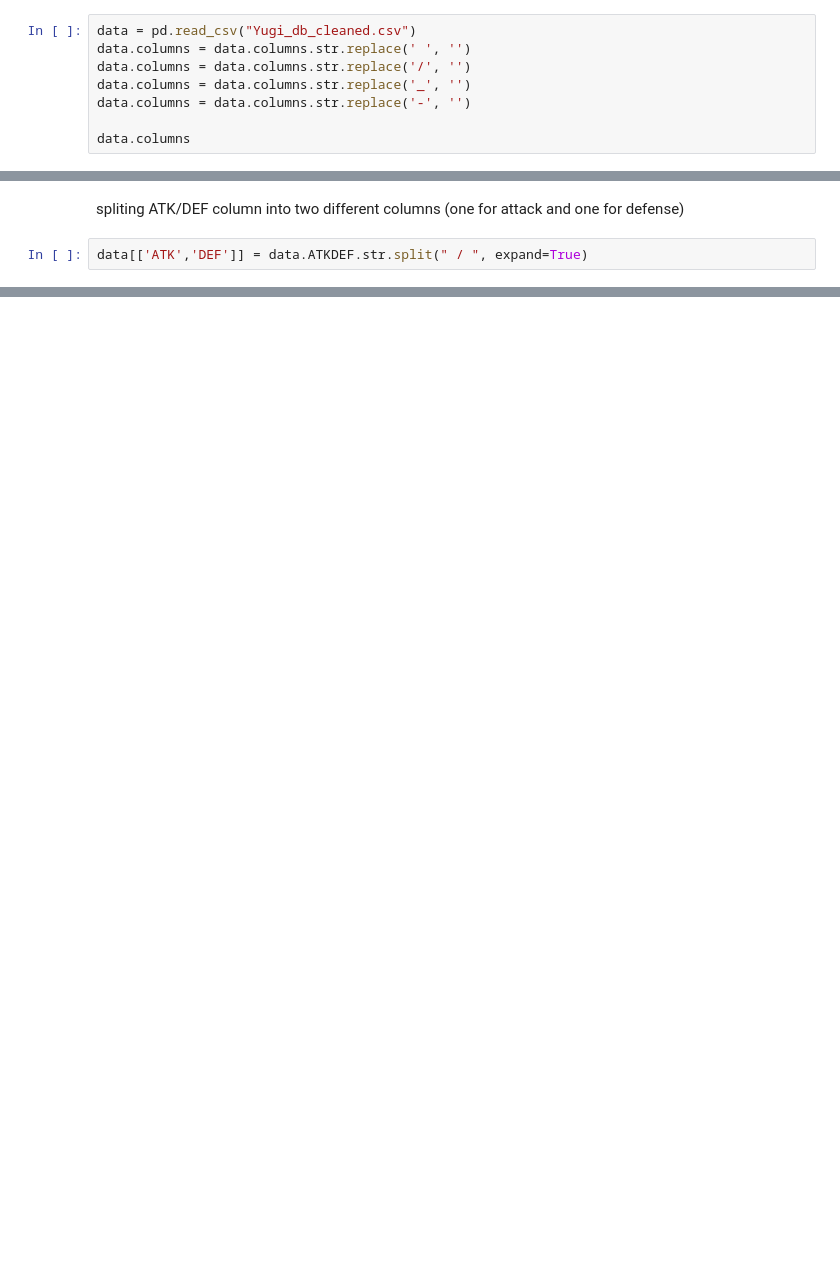
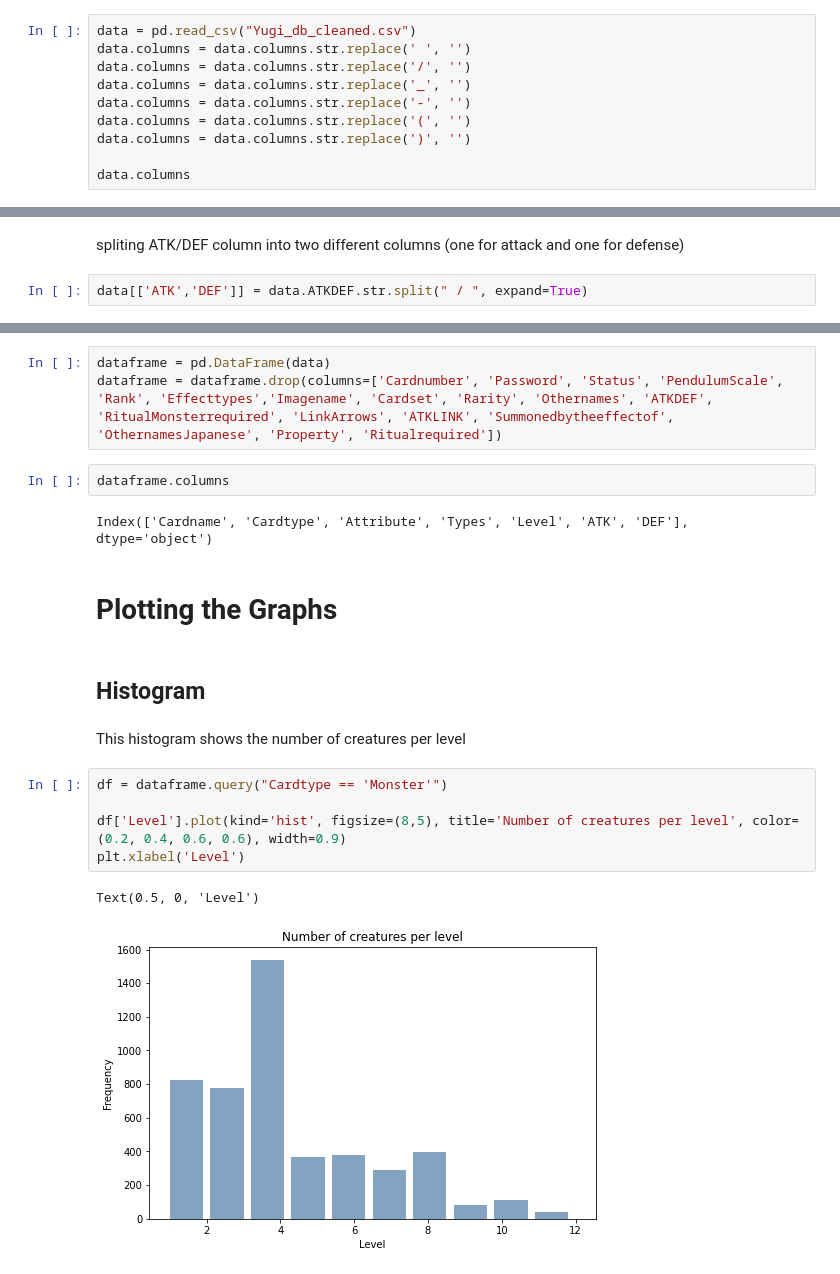
Before and after one commit to jardimguilherme/MO911A, a Jupyter notebook: assignment2.ipynb, the cells around one changed output, grey strips where cells are left out. Cells and saved outputs as stored; diff of their text form; blank space fills up the shorter version.

```diff
--- a/assignment2.ipynb
+++ b/assignment2.ipynb
@@ -28,5 +50,7 @@ data.columns = data.columns.str.replace(' ', '')
 data.columns = data.columns.str.replace('/', '')
 data.columns = data.columns.str.replace('_', '')
 data.columns = data.columns.str.replace('-', '')
+data.columns = data.columns.str.replace('(', '')
+data.columns = data.columns.str.replace(')', '')
 
 data.columns
@@ -36,0 +70,21 @@ data[['ATK','DEF']] = data.ATKDEF.str.split(" / ", expand=True)
+# %%
+dataframe = pd.DataFrame(data)
+dataframe = dataframe.drop(columns=['Cardnumber', 'Password', 'Status', 'PendulumScale', 'Rank', 'Effecttypes','Imagename', 'Cardset', 'Rarity', 'Othernames', 'ATKDEF', 'RitualMonsterrequired', 'LinkArrows', 'ATKLINK', 'Summonedbytheeffectof', 'OthernamesJapanese', 'Property', 'Ritualrequired'])
+# %%
+dataframe.columns
+# %% [output]
+Index(['Cardname', 'Cardtype', 'Attribute', 'Types', 'Level', 'ATK', 'DEF'], dtype='object')
+# %% [markdown]
+# Plotting the Graphs
+# %% [markdown]
+## Histogram
+# %% [markdown]
+This histogram shows the number of creatures per level
+# %%
+df = dataframe.query("Cardtype == 'Monster'")
+
+df['Level'].plot(kind='hist', figsize=(8,5), title='Number of creatures per level', color=(0.2, 0.4, 0.6, 0.6), width=0.9)
+plt.xlabel('Level')
+# %% [output]
+Text(0.5, 0, 'Level')
+[figure, added]
```
Also changed, not shown: parts of 18 cells of this notebook.
